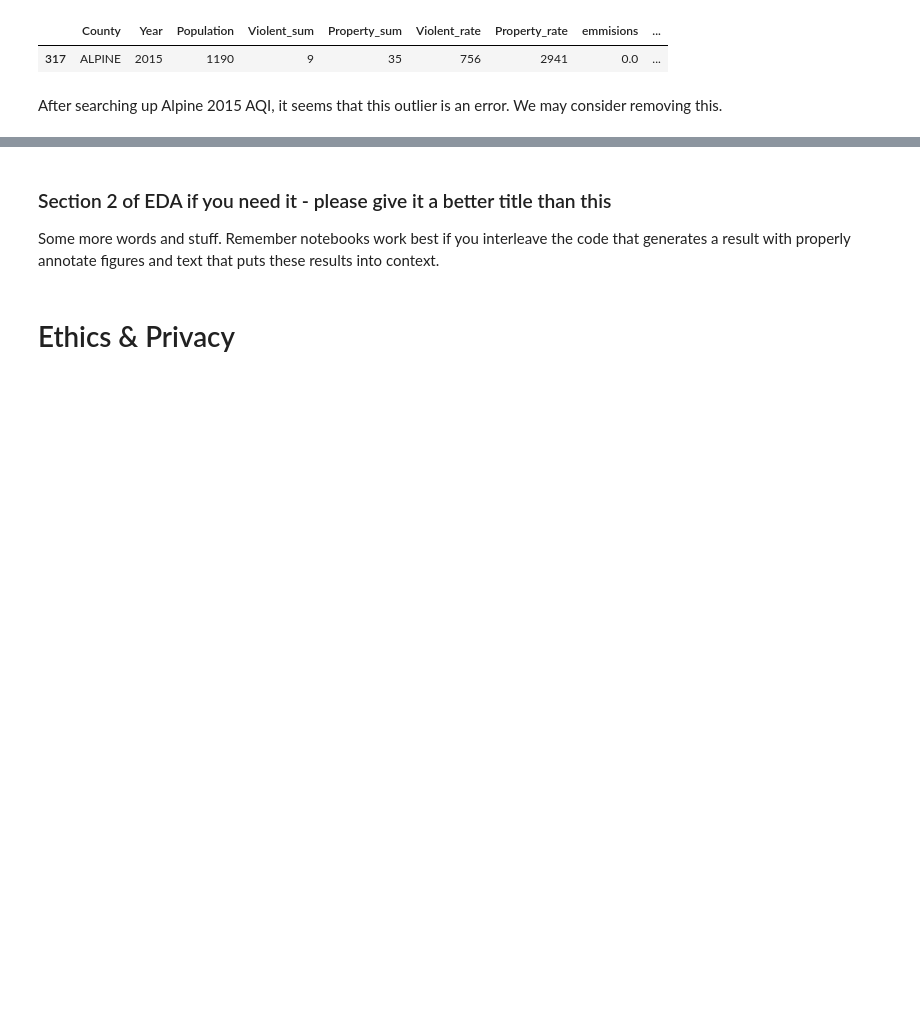
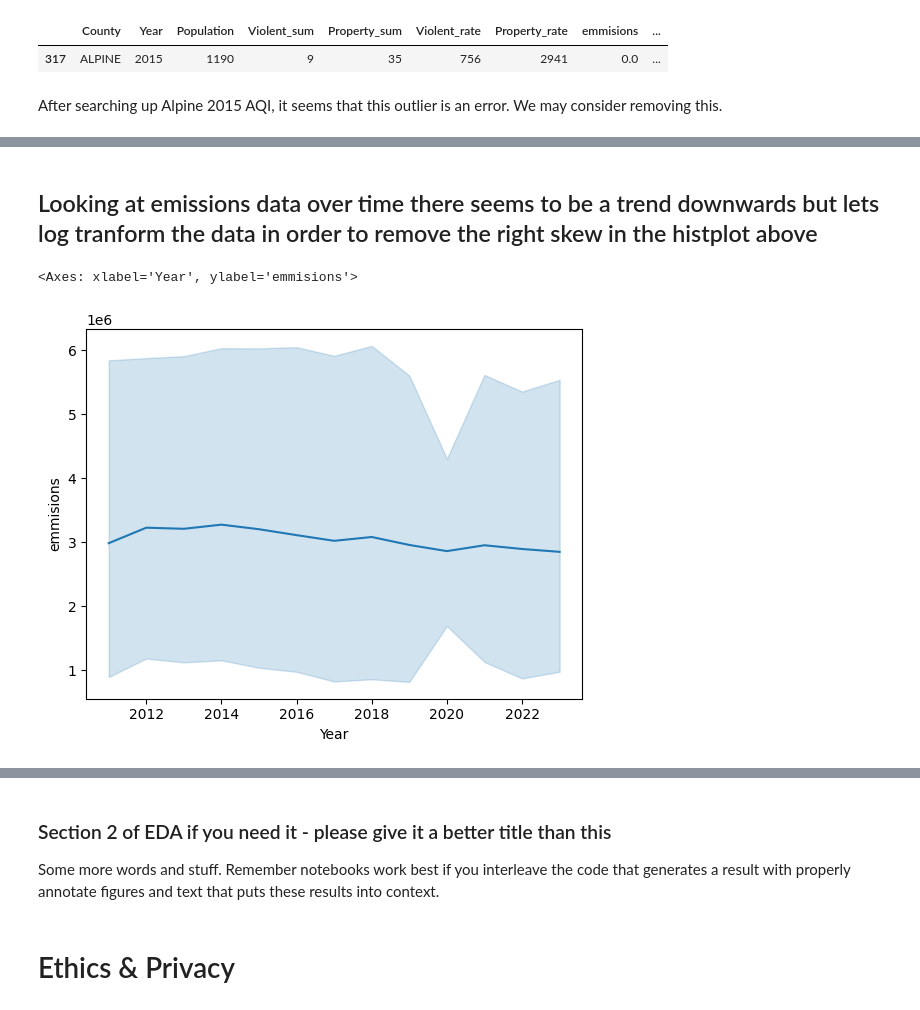
Before and after one commit to richardlaoo/Group131_DS_Analysis, a Jupyter notebook: EDACheckpoint_Group131_SP25.ipynb, the cells around one changed output, grey strips where cells are left out. Saved outputs shown, nothing was run; the diff lists cells and outputs as text; code cells hidden in the pictures; blank space fills up the shorter version.

```diff
--- a/EDACheckpoint_Group131_SP25.ipynb
+++ b/EDACheckpoint_Group131_SP25.ipynb
@@ -1029,0 +1065,7 @@ sns.lineplot(rural_df, y='Violent_rate', x='Year')
+# %% [markdown]
+## Looking at emissions data over time there seems to be a trend downwards but lets log tranform the data in order to remove the right skew in the histplot above
+# %%
+sns.lineplot(data = urban_df, x = 'Year', y ='emmisions')
+# %% [output]
+<Axes: xlabel='Year', ylabel='emmisions'>
+[figure, added]
```
Also changed, not shown: parts of 13 cells of this notebook.
